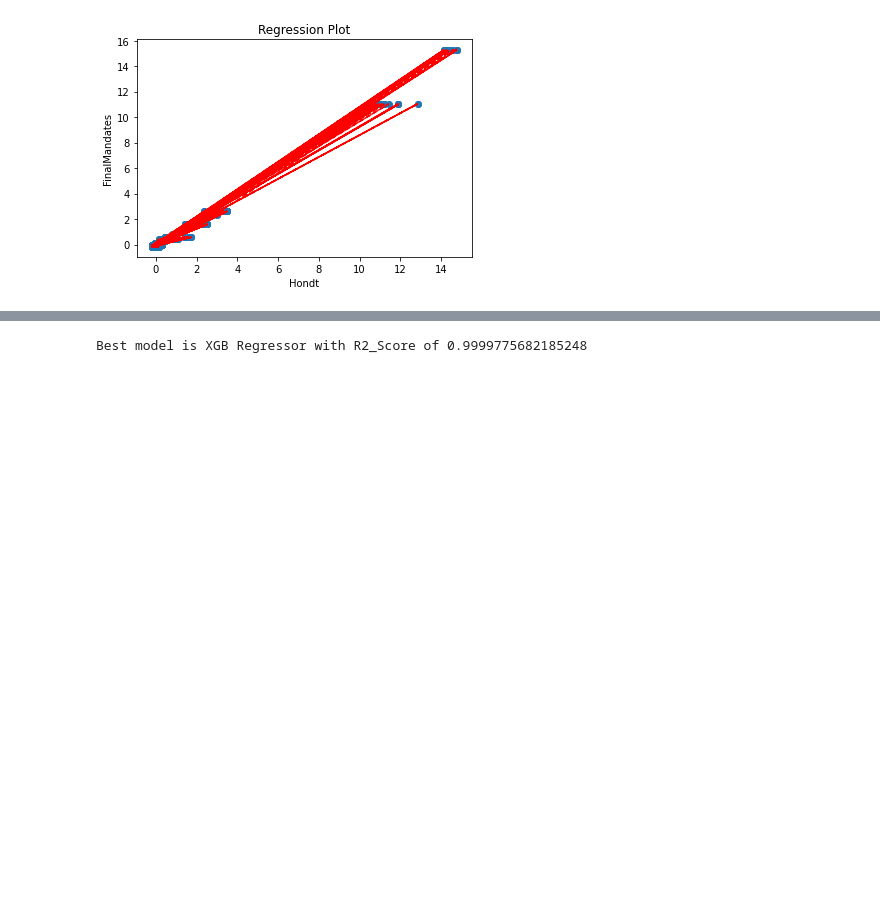
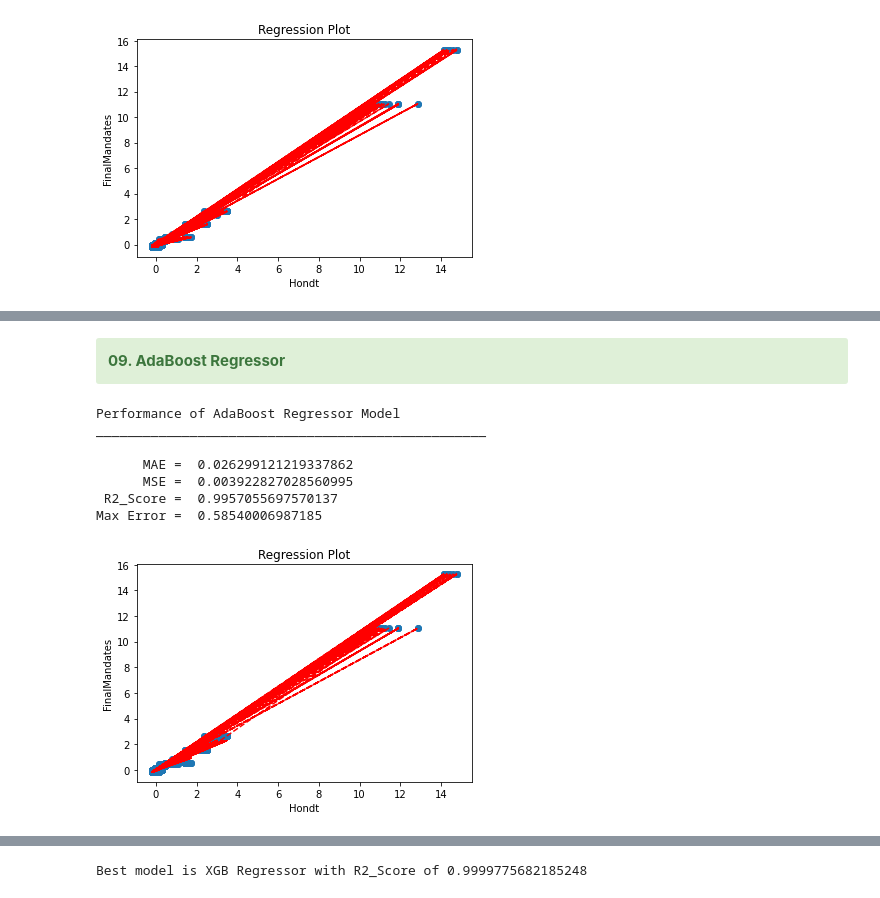
Before and after one commit to sreeh4ri/ictk_projects, a Jupyter notebook: projects/Final-Project/final-project-modelling.ipynb, the cells around one changed output, grey strips where cells are left out. Drawn from its saved outputs; the diff is of its cells as text; code cells hidden in the pictures; blank space fills up the shorter version.

```diff
--- a/projects/Final-Project/final-project-modelling.ipynb
+++ b/projects/Final-Project/final-project-modelling.ipynb
@@ -238,0 +273,17 @@ Max Error =  1.838747571503058
+# %% [markdown]
+<div class="alert alert-success"><b>09. AdaBoost Regressor</b></div>
+# %%
+from sklearn.ensemble import AdaBoostRegressor
+adb_model = AdaBoostRegressor(random_state=42).fit(X_train, y_train)
+adb_pred = adb_model.predict(X_test)
+check_metrices(adb_pred, 'AdaBoost Regressor')
+plot_prediction(adb_pred)
+# %% [output]
+Performance of AdaBoost Regressor Model
+__________________________________________________
+
+      MAE =  0.026299121219337862
+      MSE =  0.003922827028560995
+ R2_Score =  0.9957055697570137
+Max Error =  0.58540006987185
+[figure, added]
```
Also changed, not shown: parts of 10 cells of this notebook.
